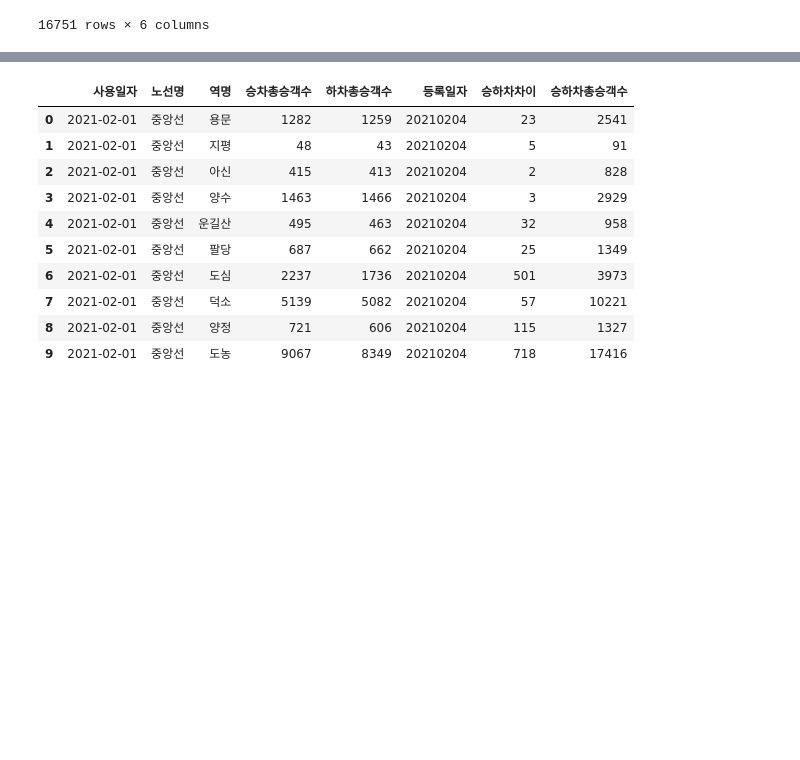
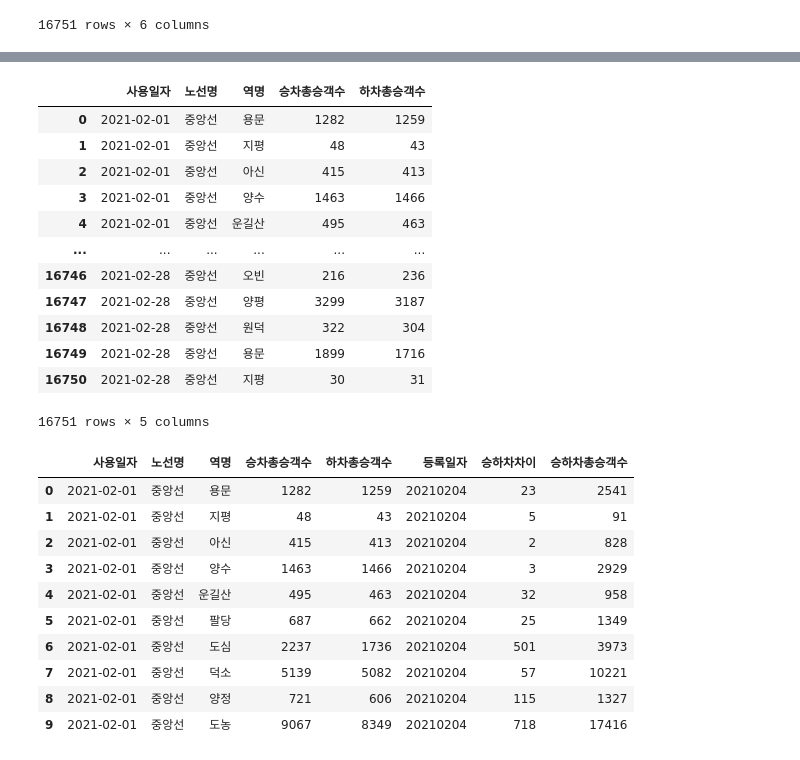
Before and after one commit to YTS-12/hipython, a Jupyter notebook: 데이터 전처리.ipynb, the cells around one changed output, grey strips where cells are left out. Saved outputs shown, nothing was run; the diff lists cells and outputs as text; code cells hidden in the pictures; blank space fills up the shorter version.

```diff
--- a/데이터 전처리.ipynb
+++ b/데이터 전처리.ipynb
@@ -826,3 +832,20 @@ df_new
+# %%
+df_new.drop(columns=["등록일자"], inplace=True)
+df_new
+# %% [output]
+|  | 사용일자 | 노선명 | 역명 | 승차총승객수 | 하차총승객수 |
+| 0 | 2021-02-01 | 중앙선 | 용문 | 1282 | 1259 |
+| 1 | 2021-02-01 | 중앙선 | 지평 | 48 | 43 |
+| 2 | 2021-02-01 | 중앙선 | 아신 | 415 | 413 |
+| 3 | 2021-02-01 | 중앙선 | 양수 | 1463 | 1466 |
+| 4 | 2021-02-01 | 중앙선 | 운길산 | 495 | 463 |
+| ... | ... | ... | ... | ... | ... |
+| 16746 | 2021-02-28 | 중앙선 | 오빈 | 216 | 236 |
+| 16747 | 2021-02-28 | 중앙선 | 양평 | 3299 | 3187 |
+| 16748 | 2021-02-28 | 중앙선 | 원덕 | 322 | 304 |
+| 16749 | 2021-02-28 | 중앙선 | 용문 | 1899 | 1716 |
+| 16750 | 2021-02-28 | 중앙선 | 지평 | 30 | 31 |
+16751 rows × 5 columns
 # %%
 df_new["승하차차이"] = (df_new["승차총승객수"] - df_new["하차총승객수"]).abs()
 df_new["승하차총승객수"] = df_new["승차총승객수"] + df_new["하차총승객수"]
```
Also changed, not shown: parts of 7 cells of this notebook, 32 other files.
